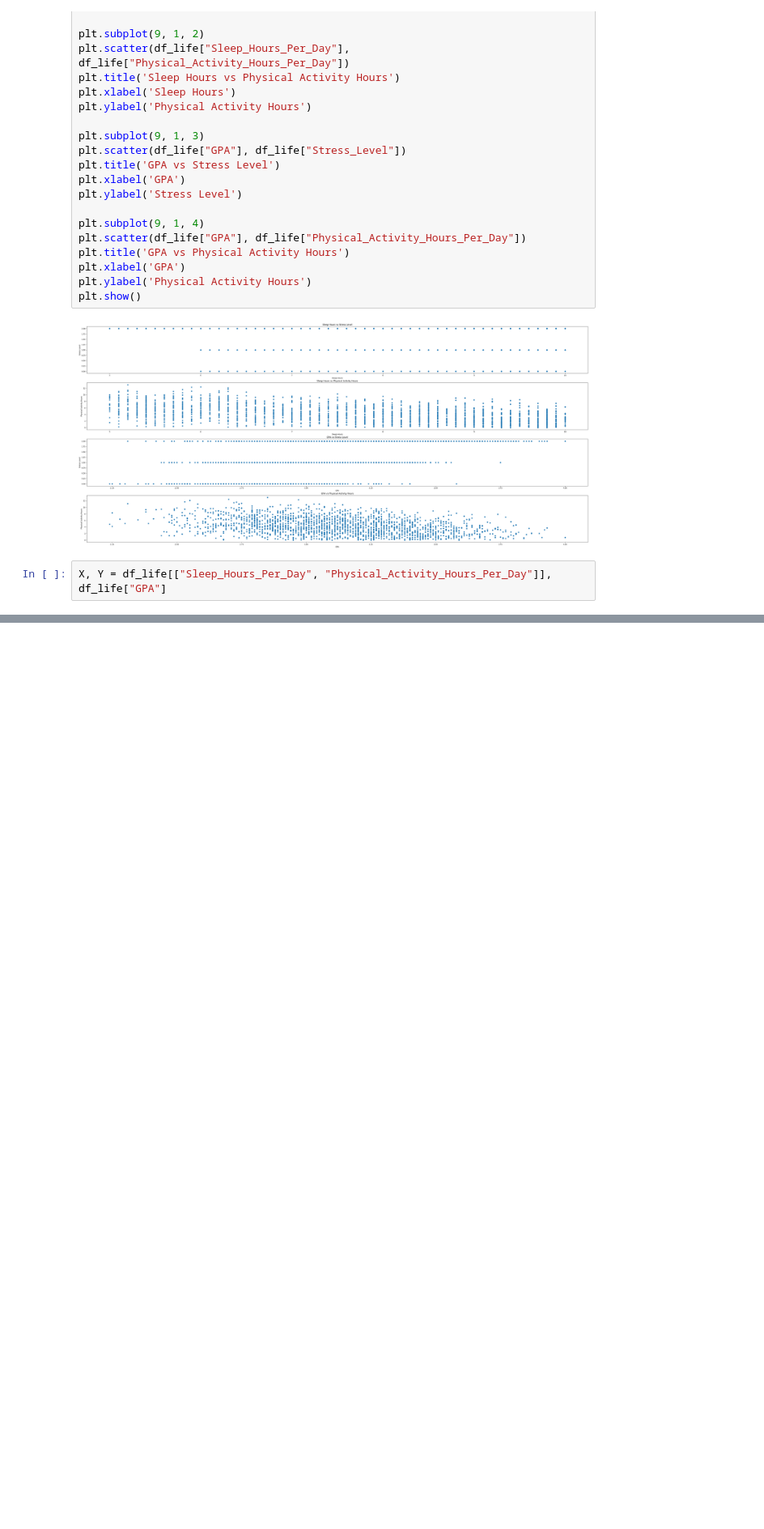
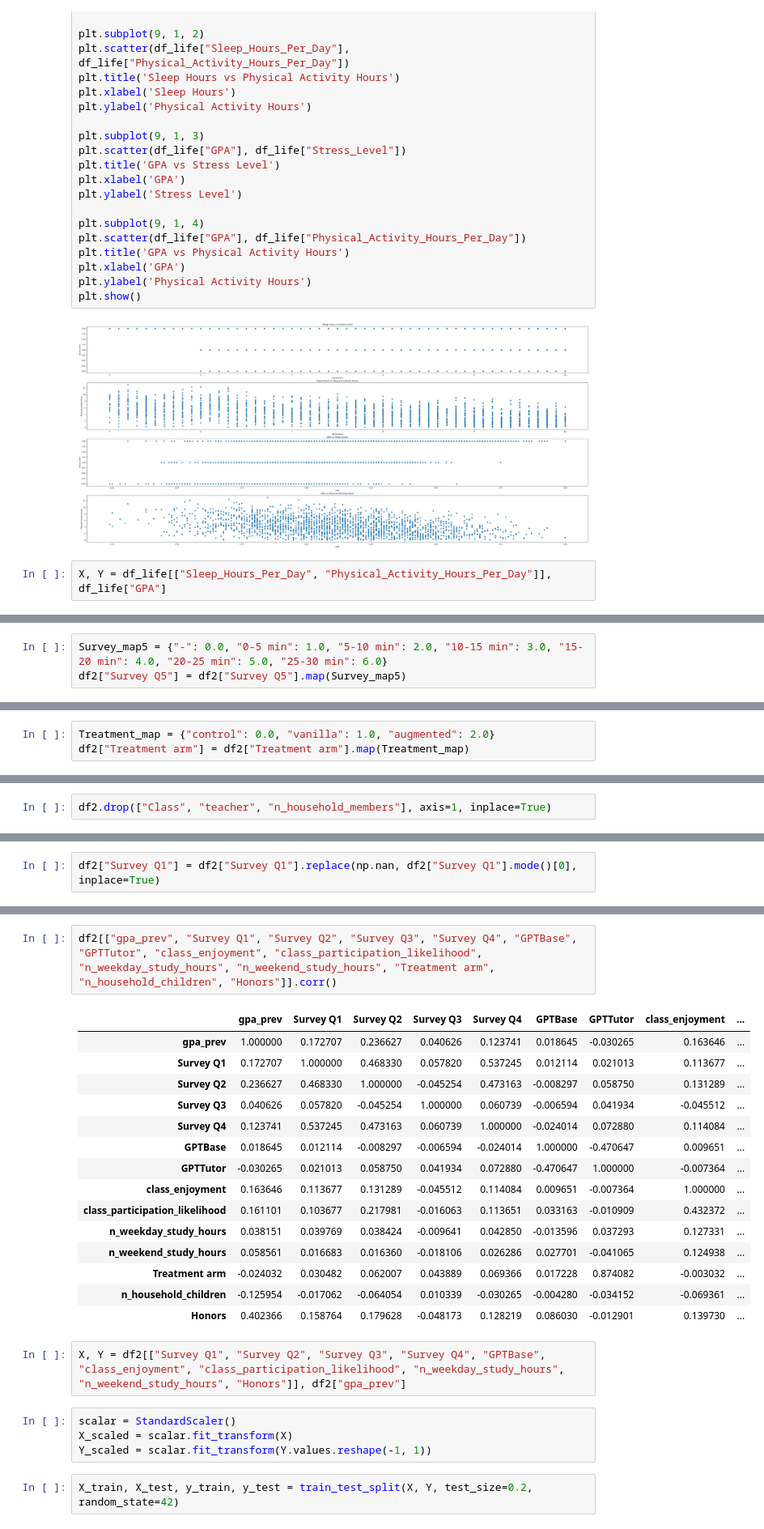
Before and after one commit to Adhithpasu/StudentSleepToStudentWellbing, a Jupyter notebook: SleepToStudentWellbeing.ipynb, the cells around one changed output, grey strips where cells are left out. Shown at 81% size. Cells and saved outputs as stored; diff of their text form; blank space fills up the shorter version.

```diff
--- a/SleepToStudentWellbeing.ipynb
+++ b/SleepToStudentWellbeing.ipynb
@@ -477,0 +857,3 @@ X, Y = df_life[["Sleep_Hours_Per_Day", "Physical_Activity_Hours_Per_Day"]], df_l
+# %%
+Survey_map5 = {"-": 0.0, "0-5 min": 1.0, "5-10 min": 2.0, "10-15 min": 3.0, "15-20 min": 4.0, "20-25 min": 5.0, "25-30 min": 6.0}
+df2["Survey Q5"] = df2["Survey Q5"].map(Survey_map5)
@@ -477,0 +866,3 @@ X, Y = df_life[["Sleep_Hours_Per_Day", "Physical_Activity_Hours_Per_Day"]], df_l
+# %%
+Treatment_map = {"control": 0.0, "vanilla": 1.0, "augmented": 2.0}
+df2["Treatment arm"] = df2["Treatment arm"].map(Treatment_map)
@@ -477,0 +889,2 @@ X, Y = df_life[["Sleep_Hours_Per_Day", "Physical_Activity_Hours_Per_Day"]], df_l
+# %%
+df2.drop(["Class", "teacher", "n_household_members"], axis=1, inplace=True)
@@ -477,0 +931,2 @@ X, Y = df_life[["Sleep_Hours_Per_Day", "Physical_Activity_Hours_Per_Day"]], df_l
+# %%
+df2["Survey Q1"] = df2["Survey Q1"].replace(np.nan, df2["Survey Q1"].mode()[0], inplace=True)
@@ -477,0 +961,26 @@ X, Y = df_life[["Sleep_Hours_Per_Day", "Physical_Activity_Hours_Per_Day"]], df_l
+# %%
+df2[["gpa_prev", "Survey Q1", "Survey Q2", "Survey Q3", "Survey Q4", "GPTBase", "GPTTutor", "class_enjoyment", "class_participation_likelihood", "n_weekday_study_hours", "n_weekend_study_hours", "Treatment arm", "n_household_children", "Honors"]].corr()
+# %% [output]
+|  | gpa_prev | Survey Q1 | Survey Q2 | Survey Q3 | Survey Q4 | GPTBase | GPTTutor | class_enjoyment | ... |
+| gpa_prev | 1.000000 | 0.172707 | 0.236627 | 0.040626 | 0.123741 | 0.018645 | -0.030265 | 0.163646 | ... |
+| Survey Q1 | 0.172707 | 1.000000 | 0.468330 | 0.057820 | 0.537245 | 0.012114 | 0.021013 | 0.113677 | ... |
+| Survey Q2 | 0.236627 | 0.468330 | 1.000000 | -0.045254 | 0.473163 | -0.008297 | 0.058750 | 0.131289 | ... |
+| Survey Q3 | 0.040626 | 0.057820 | -0.045254 | 1.000000 | 0.060739 | -0.006594 | 0.041934 | -0.045512 | ... |
+| Survey Q4 | 0.123741 | 0.537245 | 0.473163 | 0.060739 | 1.000000 | -0.024014 | 0.072880 | 0.114084 | ... |
+| GPTBase | 0.018645 | 0.012114 | -0.008297 | -0.006594 | -0.024014 | 1.000000 | -0.470647 | 0.009651 | ... |
+| GPTTutor | -0.030265 | 0.021013 | 0.058750 | 0.041934 | 0.072880 | -0.470647 | 1.000000 | -0.007364 | ... |
+| class_enjoyment | 0.163646 | 0.113677 | 0.131289 | -0.045512 | 0.114084 | 0.009651 | -0.007364 | 1.000000 | ... |
+| class_participation_likelihood | 0.161101 | 0.103677 | 0.217981 | -0.016063 | 0.113651 | 0.033163 | -0.010909 | 0.432372 | ... |
+| n_weekday_study_hours | 0.038151 | 0.039769 | 0.038424 | -0.009641 | 0.042850 | -0.013596 | 0.037293 | 0.127331 | ... |
+| n_weekend_study_hours | 0.058561 | 0.016683 | 0.016360 | -0.018106 | 0.026286 | 0.027701 | -0.041065 | 0.124938 | ... |
+| Treatment arm | -0.024032 | 0.030482 | 0.062007 | 0.043889 | 0.069366 | 0.017228 | 0.874082 | -0.003032 | ... |
+| n_household_children | -0.125954 | -0.017062 | -0.064054 | 0.010339 | -0.030265 | -0.004280 | -0.034152 | -0.069361 | ... |
+| Honors | 0.402366 | 0.158764 | 0.179628 | -0.048173 | 0.128219 | 0.086030 | -0.012901 | 0.139730 | ... |
+# %%
+X, Y = df2[["Survey Q1", "Survey Q2", "Survey Q3", "Survey Q4", "GPTBase", "class_enjoyment", "class_participation_likelihood", "n_weekday_study_hours", "n_weekend_study_hours", "Honors"]], df2["gpa_prev"]
+# %%
+scalar = StandardScaler()
+X_scaled = scalar.fit_transform(X)
+Y_scaled = scalar.fit_transform(Y.values.reshape(-1, 1))
+# %%
+X_train, X_test, y_train, y_test = train_test_split(X, Y, test_size=0.2, random_state=42)
```
Also changed, not shown: parts of 90 cells of this notebook.
